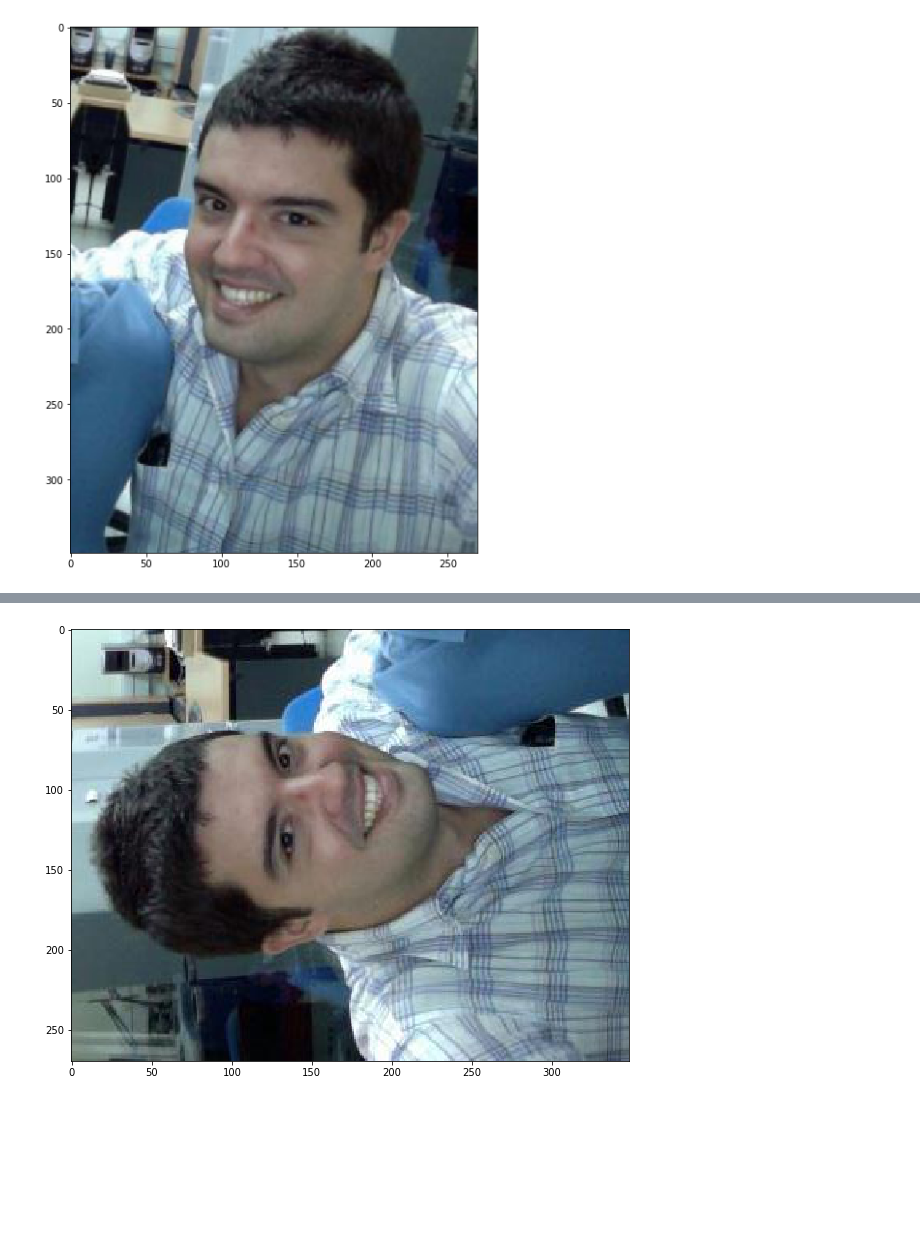
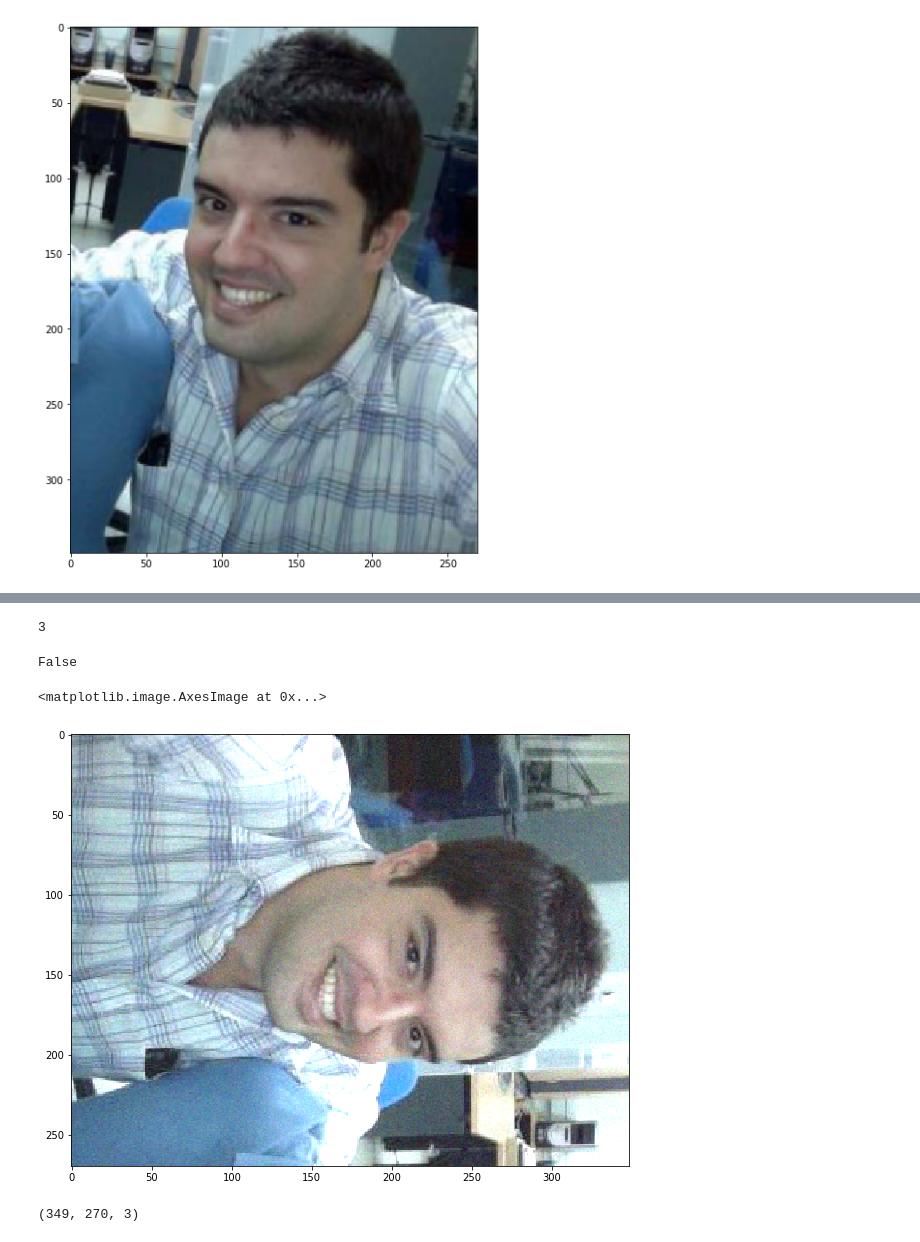
Before and after one commit to davidfreire/KFold_project, a Jupyter notebook: K_Fold.ipynb, the cells around one changed output, grey strips where cells are left out. Cells and saved outputs as stored; diff of their text form; code cells hidden in the pictures; blank space fills up the shorter version.

Commit message:
augmentations.py done

```diff
--- a/K_Fold.ipynb
+++ b/K_Fold.ipynb
@@ -289,10 +363,34 @@ def strong_aug(p=.5):
         ], p=0.3),
         HueSaturationValue(p=0.3),
     ], p=p)
-# %%
-aug = strong_aug(p=1)
-augment_and_show(aug, image)
-# %% [output]
-[figure, removed]
+# %%
+counter_equal=0
+for i in range(100):
+    aug = strong_aug(p=1)
+    #augment_and_show(aug, image)
+    out = aug(image=image)['image']
+    if(np.array_equal(out,image) == True):
+        counter_equal=counter_equal+1
+print(counter_equal)
+# %% [output]
+3
 # %%
 from augmentations import augmentation_class
+# %%
+aug = augmentation_class('StrongAugmentation')
+# %%
+import numpy as np
+plt.figure(figsize=(10, 10))
+output=aug.augment_data(image,p=.9)#aug.augment_img(image)
+print(np.array_equal(output,image))
+plt.imshow(output)
+# %% [output]
+False
+<matplotlib.image.AxesImage at 0x...>
+[figure, added]
+# %%
+output.shape
+zero_img = np.zeros(output.shape)
+zero_img.shape
+# %% [output]
+(349, 270, 3)
```
Also changed, not shown: parts of 10 cells of this notebook, 1 other file.
